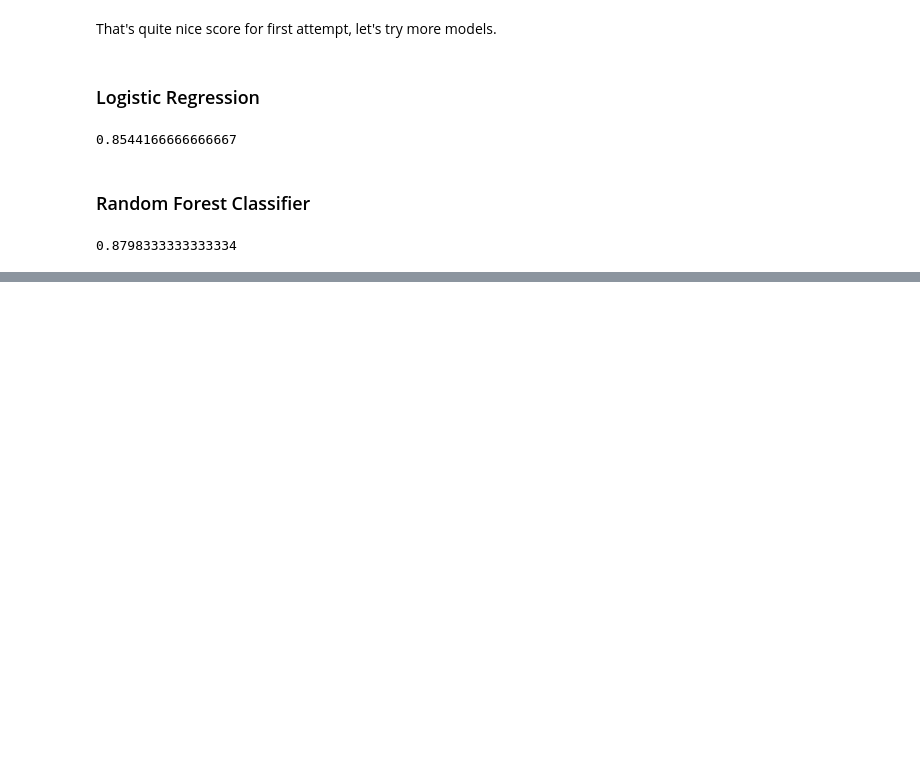
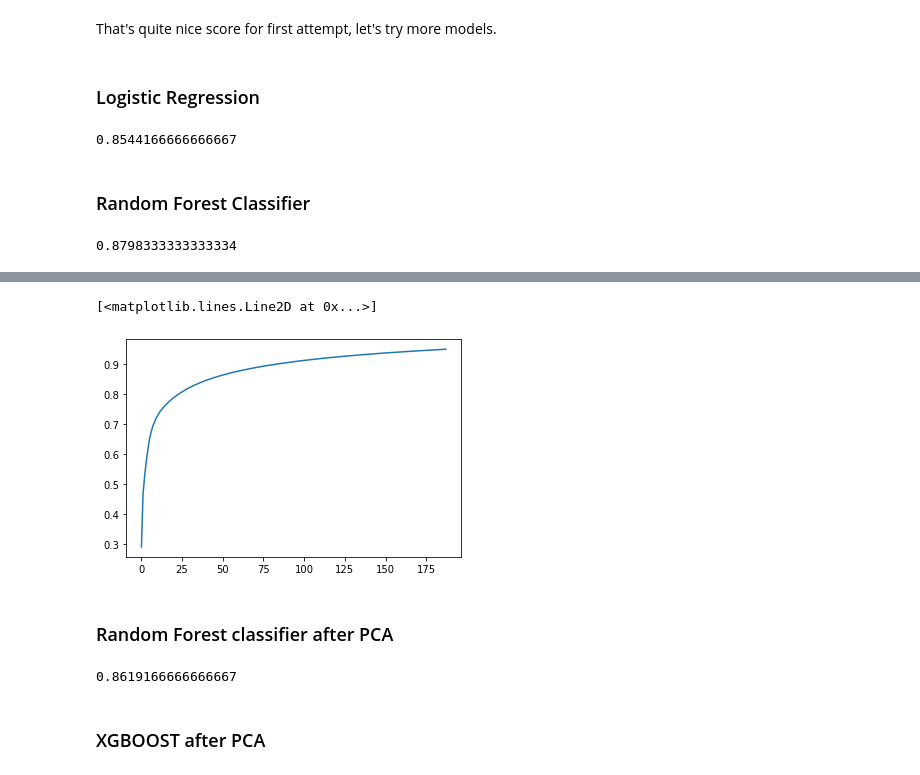
Before and after one commit to idobar1403/FinalProjectYear1, a Jupyter notebook: FashionMnist.ipynb, the cells around one changed output, grey strips where cells are left out. Cells and saved outputs as stored; diff of their text form; code cells hidden in the pictures; blank space fills up the shorter version.

```diff
--- a/FashionMnist.ipynb
+++ b/FashionMnist.ipynb
@@ -227,0 +264,6 @@ Let's take look at the results:
+# %%
+sum=np.cumsum(pca.explained_variance_ratio_)
+plt.plot(sum)
+# %% [output]
+[<matplotlib.lines.Line2D at 0x...>]
+[figure, added]
@@ -227,0 +273,2 @@ Let's take look at the results:
+# %% [markdown]
+### Random Forest classifier after PCA
@@ -227,0 +280,6 @@ Let's take look at the results:
+# %%
+metrics.accuracy_score(y_valid,rf_pred)
+# %% [output]
+0.8619166666666667
+# %% [markdown]
+### XGBOOST after PCA
```
Also changed, not shown: parts of 17 cells of this notebook.
